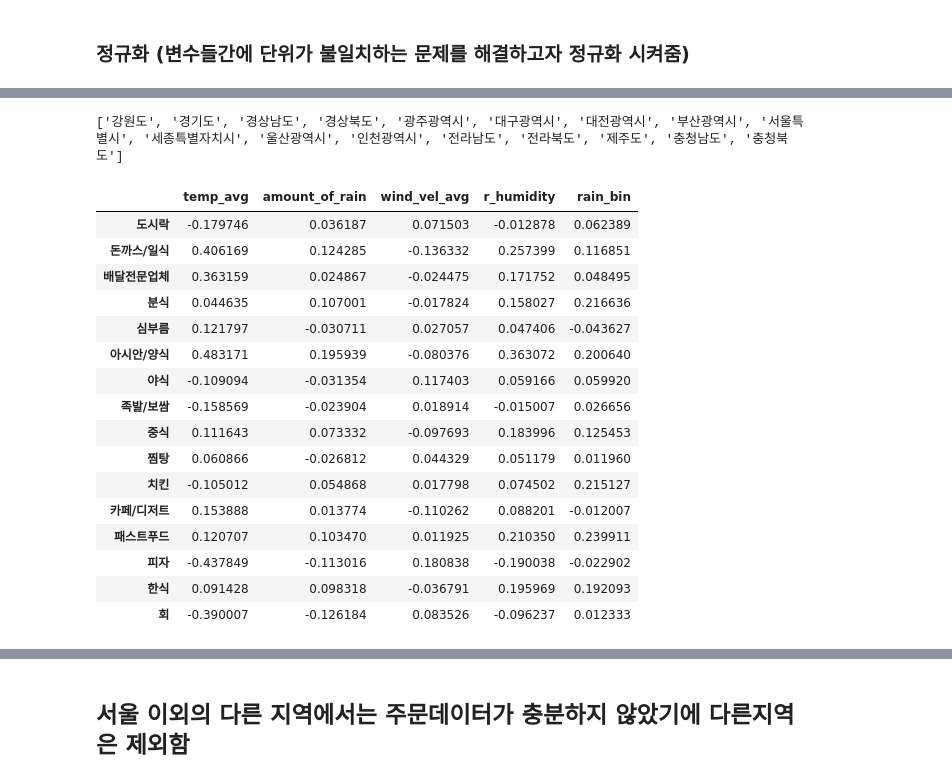
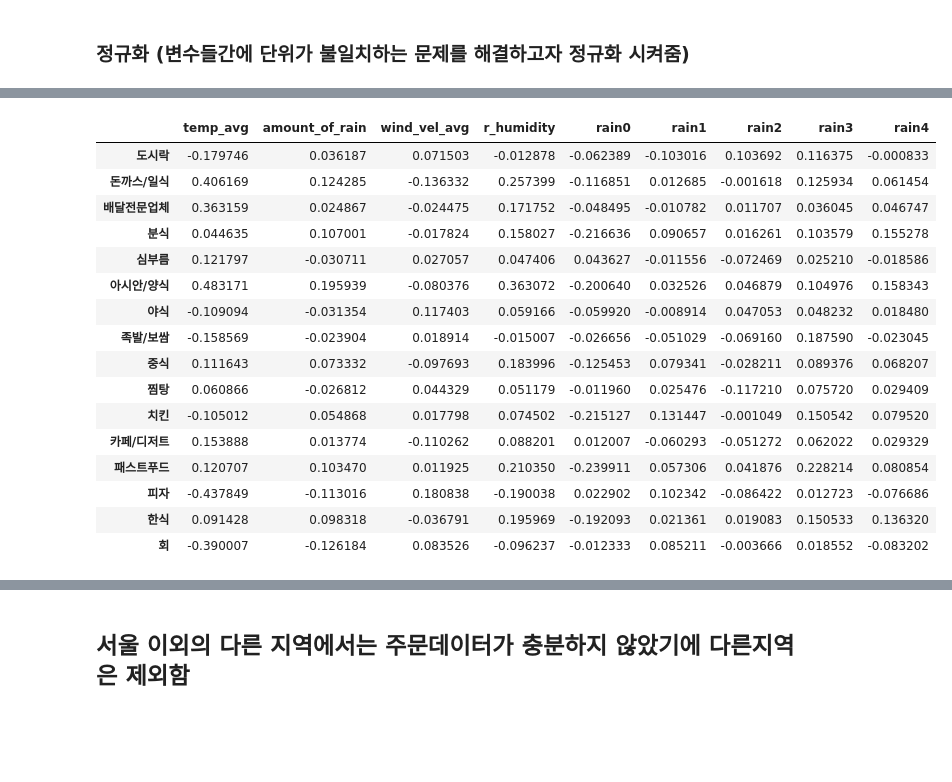
Before and after one commit to Hsquare-get/Python-Analysis, a Jupyter notebook: Analysis Project/delivery_weather.ipynb, the cells around one changed output, grey strips where cells are left out. Cells and saved outputs as stored; diff of their text form; code cells hidden in the pictures; blank space fills up the shorter version.

```diff
--- a/Analysis Project/delivery_weather.ipynb
+++ b/Analysis Project/delivery_weather.ipynb
@@ -293,14 +383,12 @@ import pandas as pd
 
 pd.set_option('display.max_columns', 100) #생략없이 출력 가능
 
-delivery_weather_df = []
-for i in range(17):
-    merge_left = pd.merge(sido_deliverydf[i], sido_weatherdf[i], how='left', left_index=True, right_index=True)
-    delivery_weather_df.append(merge_left)
+delivery_weather_bc = pd.merge(delivery_seoul_bc, onehot_weather_bc, how='left', left_index=True, right_index=True)
+delivery_weather_ac = pd.merge(delivery_seoul_ac, onehot_weather_ac, how='left', left_index=True, right_index=True)
 
-display(delivery_weather_df[8]) # 서울
-
-print(delivery_weather_df[0].isnull().sum()) # 결측치 없음 확인
+display(delivery_weather_bc.head(3)) # 서울
+display(delivery_weather_ac.head(3)) # 서울
+print(delivery_weather_bc.isnull().sum()) # 결측치 없음 확인
 # %% [output]
 |  | 도시락 | 돈까스/일식 | 배달전문업체 | 분식 | 심부름 | 아시안/양식 | 야식 | 족발/보쌈 | 중식 | 찜탕 | 치킨 | ... |
 | dt |  |  |  |  |  |  |  |  |  |  |  | ... |
@@ -339,16 +423,18 @@ dtype: int64
 import pandas as pd
 from sklearn import preprocessing
 
-delivery_weather_ndf = []
-for i in range(17):
-    x = delivery_weather_df[i].values # returns a numpy array
-    min_max_scaler = preprocessing.MinMaxScaler()
-    x_scaled = min_max_scaler.fit_transform(x)
-    delivery_weather_region_ndf = pd.DataFrame(x_scaled, index=delivery_weather_df[i].index, columns=delivery_weather_df[i].columns)
+x = delivery_weather_bc.values # returns a numpy array
+min_max_scaler = preprocessing.MinMaxScaler()
+x_scaled = min_max_scaler.fit_transform(x)
+delivery_weather_nbc = pd.DataFrame(x_scaled, index=delivery_weather_bc.index, columns=delivery_weather_bc.columns)
 
-    delivery_weather_ndf.append(delivery_weather_region_ndf)
+x = delivery_weather_ac.values # returns a numpy array
+min_max_scaler = preprocessing.MinMaxScaler()
+x_scaled = min_max_scaler.fit_transform(x)
+delivery_weather_nac = pd.DataFrame(x_scaled, index=delivery_weather_ac.index, columns=delivery_weather_ac.columns)
 
-display(delivery_weather_ndf[8]) # 서울
+display(delivery_weather_nbc.head(3)) # 서울
+display(delivery_weather_nac.head(3))
 # %% [output]
 |  | 도시락 | 돈까스/일식 | 배달전문업체 | 분식 | 심부름 | 아시안/양식 | 야식 | 족발/보쌈 | 중식 | 찜탕 | 치킨 | ... |
 | dt |  |  |  |  |  |  |  |  |  |  |  | ... |
@@ -367,31 +449,30 @@ display(delivery_weather_ndf[8]) # 서울
 # %%
 # 지역별 주문 업종과 기온간의 상관관계 확인
-print(sido)
 
-delivery_weather_ncor = []
-for i in range(17):
-    delivery_cor = delivery_weather_ndf[i].corr()
-    delivery_cor = delivery_cor.loc['도시락':'회', 'temp_avg':]
-    delivery_weather_ncor.append(delivery_cor)
+delivery_bc_cor = delivery_weather_nbc.corr()
+delivery_bc_cor = delivery_bc_cor.loc['도시락':'회', 'temp_avg':]
+display(delivery_bc_cor) # 코로나 이전 상관계수
 
-delivery_weather_ncor[8] # 서울
+delivery_ac_cor = delivery_weather_nac.corr()
+delivery_ac_cor = delivery_ac_cor.loc['도시락':'회', 'temp_avg':]
+display(delivery_ac_cor) # 코로나 이후 상관계수
+
 # 서울에서는 돈까스/일식, 배달전문업체가 평균기온에 따라 주문건수가 상관관계를 가짐
 # %% [output]
-['강원도', '경기도', '경상남도', '경상북도', '광주광역시', '대구광역시', '대전광역시', '부산광역시', '서울특별시', '세종특별자치시', '울산광역시', '인천광역시', '전라남도', '전라북도', '제주도', '충청남도', '충청북도']
-|  | temp_avg | amount_of_rain | wind_vel_avg | r_humidity | rain_bin |
-| 도시락 | -0.179746 | 0.036187 | 0.071503 | -0.012878 | 0.062389 |
-| 돈까스/일식 | 0.406169 | 0.124285 | -0.136332 | 0.257399 | 0.116851 |
-| 배달전문업체 | 0.363159 | 0.024867 | -0.024475 | 0.171752 | 0.048495 |
-| 분식 | 0.044635 | 0.107001 | -0.017824 | 0.158027 | 0.216636 |
-| 심부름 | 0.121797 | -0.030711 | 0.027057 | 0.047406 | -0.043627 |
-| 아시안/양식 | 0.483171 | 0.195939 | -0.080376 | 0.363072 | 0.200640 |
-| 야식 | -0.109094 | -0.031354 | 0.117403 | 0.059166 | 0.059920 |
-| 족발/보쌈 | -0.158569 | -0.023904 | 0.018914 | -0.015007 | 0.026656 |
-| 중식 | 0.111643 | 0.073332 | -0.097693 | 0.183996 | 0.125453 |
-| 찜탕 | 0.060866 | -0.026812 | 0.044329 | 0.051179 | 0.011960 |
-| 치킨 | -0.105012 | 0.054868 | 0.017798 | 0.074502 | 0.215127 |
-| 카페/디저트 | 0.153888 | 0.013774 | -0.110262 | 0.088201 | -0.012007 |
-| 패스트푸드 | 0.120707 | 0.103470 | 0.011925 | 0.210350 | 0.239911 |
-| 피자 | -0.437849 | -0.113016 | 0.180838 | -0.190038 | -0.022902 |
-| 한식 | 0.091428 | 0.098318 | -0.036791 | 0.195969 | 0.192093 |
-| 회 | -0.390007 | -0.126184 | 0.083526 | -0.096237 | 0.012333 |
+|  | temp_avg | amount_of_rain | wind_vel_avg | r_humidity | rain0 | rain1 | rain2 | rain3 | rain4 |
+| 도시락 | -0.179746 | 0.036187 | 0.071503 | -0.012878 | -0.062389 | -0.103016 | 0.103692 | 0.116375 | -0.000833 |
+| 돈까스/일식 | 0.406169 | 0.124285 | -0.136332 | 0.257399 | -0.116851 | 0.012685 | -0.001618 | 0.125934 | 0.061454 |
+| 배달전문업체 | 0.363159 | 0.024867 | -0.024475 | 0.171752 | -0.048495 | -0.010782 | 0.011707 | 0.036045 | 0.046747 |
+| 분식 | 0.044635 | 0.107001 | -0.017824 | 0.158027 | -0.216636 | 0.090657 | 0.016261 | 0.103579 | 0.155278 |
+| 심부름 | 0.121797 | -0.030711 | 0.027057 | 0.047406 | 0.043627 | -0.011556 | -0.072469 | 0.025210 | -0.018586 |
+| 아시안/양식 | 0.483171 | 0.195939 | -0.080376 | 0.363072 | -0.200640 | 0.032526 | 0.046879 | 0.104976 | 0.158343 |
+| 야식 | -0.109094 | -0.031354 | 0.117403 | 0.059166 | -0.059920 | -0.008914 | 0.047053 | 0.048232 | 0.018480 |
+| 족발/보쌈 | -0.158569 | -0.023904 | 0.018914 | -0.015007 | -0.026656 | -0.051029 | -0.069160 | 0.187590 | -0.023045 |
+| 중식 | 0.111643 | 0.073332 | -0.097693 | 0.183996 | -0.125453 | 0.079341 | -0.028211 | 0.089376 | 0.068207 |
+| 찜탕 | 0.060866 | -0.026812 | 0.044329 | 0.051179 | -0.011960 | 0.025476 | -0.117210 | 0.075720 | 0.029409 |
+| 치킨 | -0.105012 | 0.054868 | 0.017798 | 0.074502 | -0.215127 | 0.131447 | -0.001049 | 0.150542 | 0.079520 |
+| 카페/디저트 | 0.153888 | 0.013774 | -0.110262 | 0.088201 | 0.012007 | -0.060293 | -0.051272 | 0.062022 | 0.029329 |
+| 패스트푸드 | 0.120707 | 0.103470 | 0.011925 | 0.210350 | -0.239911 | 0.057306 | 0.041876 | 0.228214 | 0.080854 |
+| 피자 | -0.437849 | -0.113016 | 0.180838 | -0.190038 | 0.022902 | 0.102342 | -0.086422 | 0.012723 | -0.076686 |
+| 한식 | 0.091428 | 0.098318 | -0.036791 | 0.195969 | -0.192093 | 0.021361 | 0.019083 | 0.150533 | 0.136320 |
+| 회 | -0.390007 | -0.126184 | 0.083526 | -0.096237 | -0.012333 | 0.085211 | -0.003666 | 0.018552 | -0.083202 |
```
Also changed, not shown: parts of 13 cells of this notebook.
